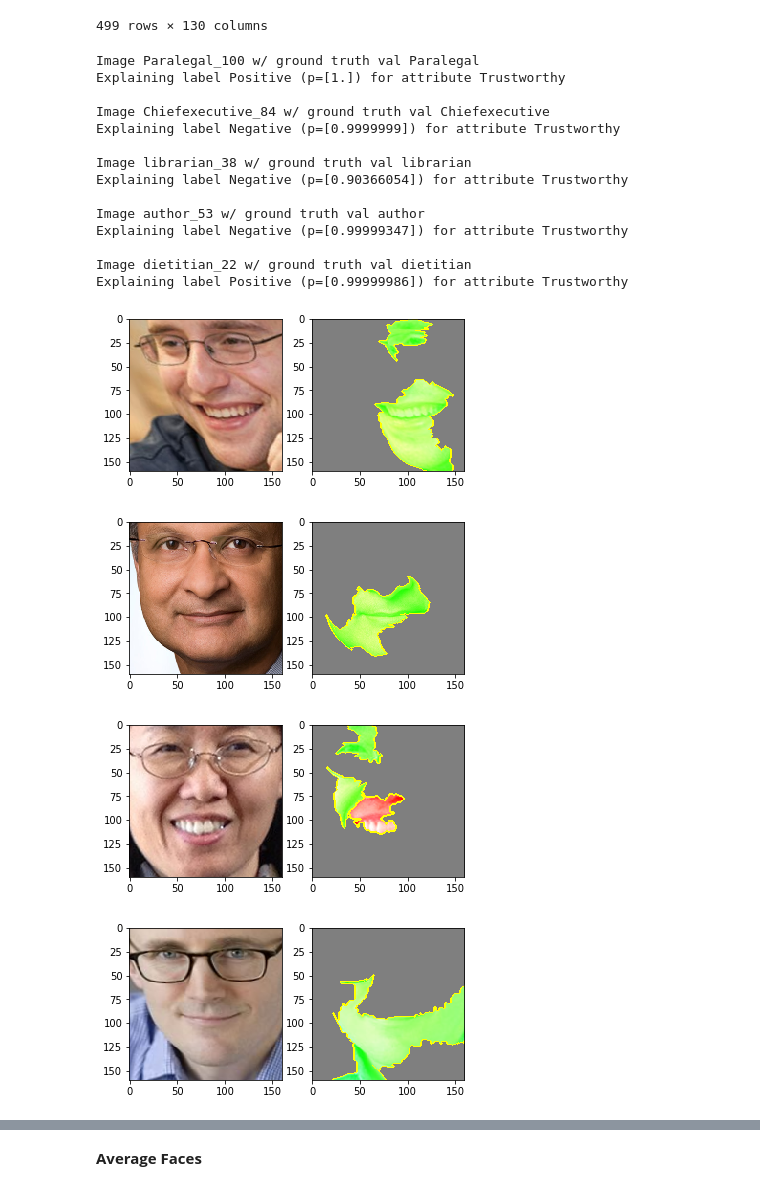
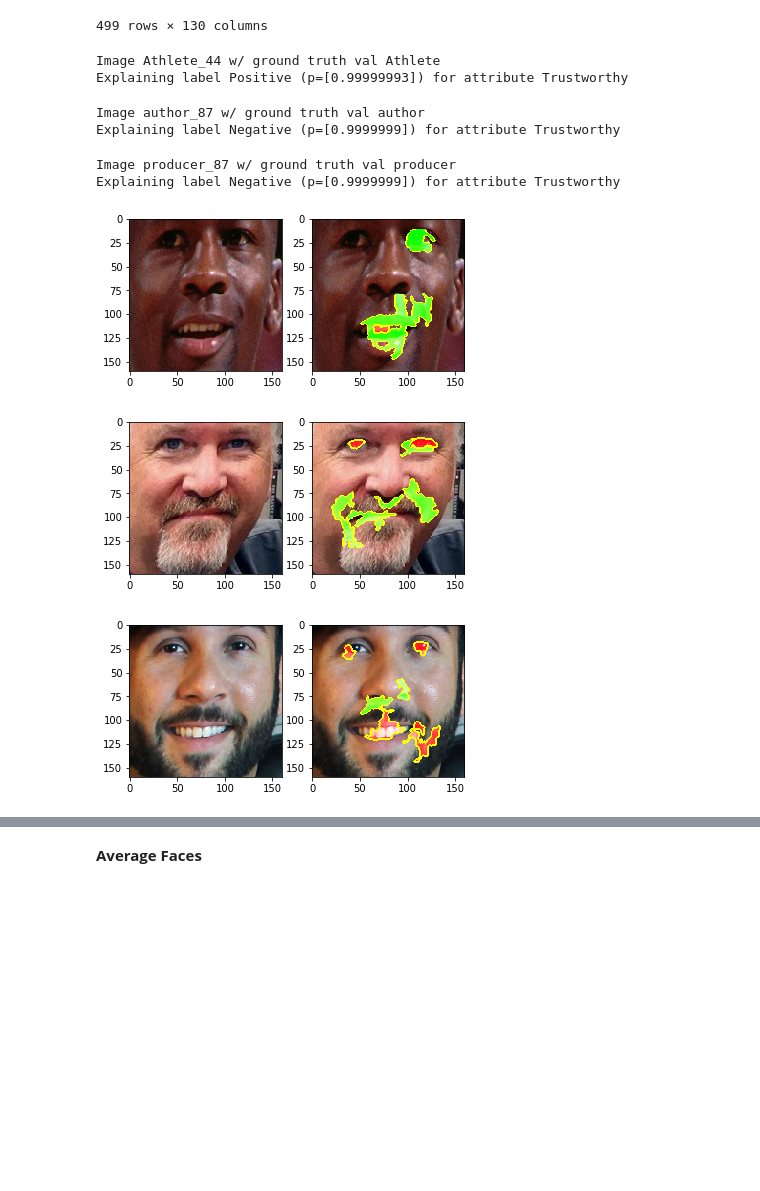
Before and after one commit to ryansteed/learning-appearance-bias, a Jupyter notebook: notebooks/feature-analysis.ipynb, the cells around one changed output, grey strips where cells are left out. Saved outputs shown, nothing was run; the diff lists cells and outputs as text; code cells hidden in the pictures; blank space fills up the shorter version.

```diff
--- a/notebooks/feature-analysis.ipynb
+++ b/notebooks/feature-analysis.ipynb
@@ -302,7 +307,7 @@ Explaining label Positive (p=[0.76327993]) for attribute Trustworthy
 Now let's try with a variety of images.
 # %%
 # Several more Max Distinct samples:
-for i in range(5):
+for i in range(3):
     sample = df[df[label].notna()].sample()
     sample_img = get_img(*sample[['Face name', 'Source']].values[0], "maxdistinct")
     explain_img(sample_img, sample['Face name'].values[0], sample[label].values[0])
@@ -329,7 +324,7 @@ Explaining label Negative (p=[0.99996408]) for attribute Trustworthy
 # %%
 # Several Random samples:
 df_test = merge_x_y(features_test, labels_test)
-for i in range(5):
+for i in range(3):
     sample = df_test[df_test[label].notna()].sample()
     sample_img = get_img(*sample[['Face name', 'Source']].values[0], "random")
     explain_img(sample_img, sample['Face name'].values[0], sample[label].values[0])
@@ -377,7 +362,7 @@ features_races
 | 354 | whitewoman_14 | whitewoman | -0.910368 | -0.352924 | 0.614701 | -0.986818 | -0.291752 | -0.069075 | 0.005348 | 2.071434 | ... | ... |
 355 rows × 130 columns
 # %%
-for i in range(5):
+for i in range(3):
     sample = features_races.sample()
     sample_img = get_img(*sample[['Face name', 'Source']].values[0], "people_all_aligned", d="../data", file="png")
     explain_img(sample_img, sample['Face name'].values[0], sample['Source'].values[0])
@@ -421,7 +396,7 @@ features_pol
 | 542 | G2002FL0193T0385 | Governors_all_stimuli | 1.263422 | 0.452171 | -0.586623 | -0.144616 | 1.098355 | 0.704309 | -0.087760 | 1.444110 | ... | ... |
 543 rows × 130 columns
 # %%
-for i in range(5):
+for i in range(3):
     sample = features_pol.sample()
     sample_img = get_img(*sample[['Face name', 'Source']].values[0], "politicians-database_aligned", d="../data", file="png")
     explain_img(sample_img, sample['Face name'].values[0])
@@ -465,26 +430,17 @@ features_occ
 | 498 | Psychologist_38 | Psychologist | 0.626203 | 1.059696 | -0.777061 | -0.153578 | -0.655692 | -0.186949 | -1.133123 | -1.051252 | ... | ... |
 499 rows × 130 columns
 # %%
-for i in range(5):
+for i in range(3):
     sample = features_occ.sample()
     sample_img = get_img(*sample[['Face name', 'Source']].values[0], "occupations_aligned", d="../data", file="png")
     explain_img(sample_img, sample['Face name'].values[0], sample['Source'].values[0])
 # %% [output]
-Image Paralegal_100 w/ ground truth val Paralegal
-Explaining label Positive (p=[1.]) for attribute Trustworthy
-
-Image Chiefexecutive_84 w/ ground truth val Chiefexecutive
-Explaining label Negative (p=[0.9999999]) for attribute Trustworthy
-
-Image librarian_38 w/ ground truth val librarian
-Explaining label Negative (p=[0.90366054]) for attribute Trustworthy
-
-Image author_53 w/ ground truth val author
-Explaining label Negative (p=[0.99999347]) for attribute Trustworthy
-
-Image dietitian_22 w/ ground truth val dietitian
-Explaining label Positive (p=[0.99999986]) for attribute Trustworthy
+Image Athlete_44 w/ ground truth val Athlete
+Explaining label Positive (p=[0.99999993]) for attribute Trustworthy
+Image author_87 w/ ground truth val author
+Explaining label Negative (p=[0.9999999]) for attribute Trustworthy
+Image producer_87 w/ ground truth val producer
+Explaining label Negative (p=[0.9999999]) for attribute Trustworthy
-[figure, old version]
+[figure, new version]
-[figure, old version]
+[figure, new version]
-[figure, old version]
+[figure, new version]
-[figure, removed]
```
Also changed, not shown: parts of 14 cells of this notebook, 1 other file.
